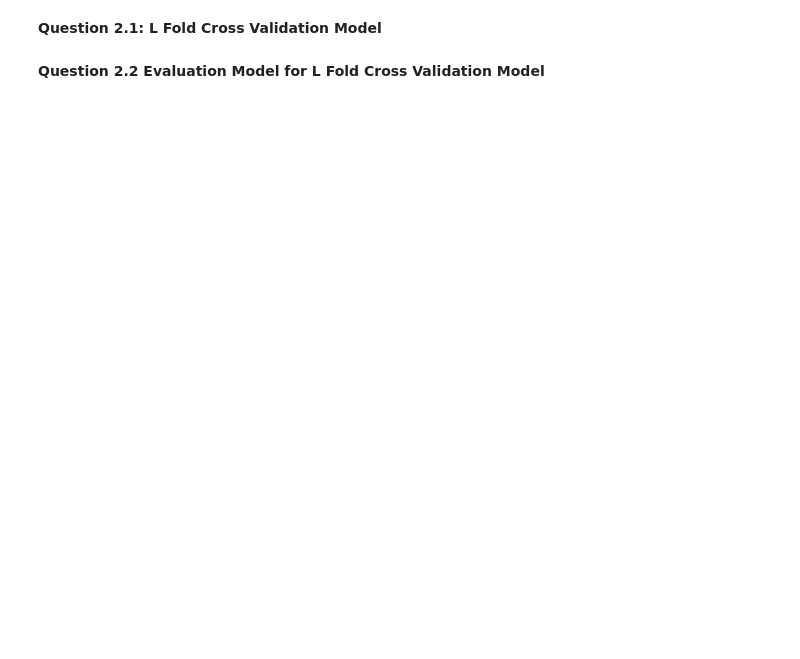
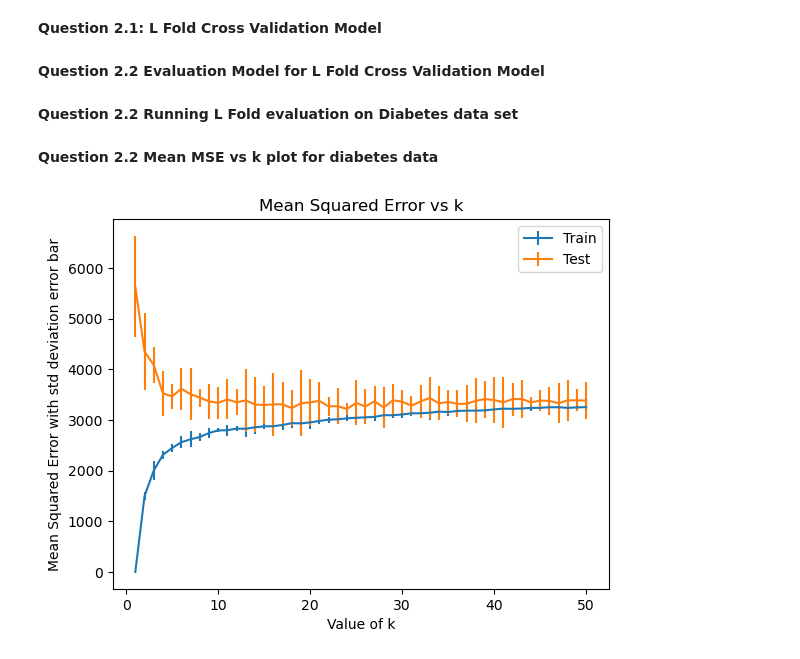
Before and after one commit to DarrenYee/Master-of-Artificial-Intelligence-Y2S1, a Jupyter notebook: FIT5201_N/FIT5201 Assignment 1/FIT5201 Assignment 1 Task 1 KNN Regressor.ipynb, the cells around one changed output. Drawn from its saved outputs; the diff is of its cells as text; code cells hidden in the pictures; blank space fills up the shorter version.

```diff
--- a/FIT5201_N/FIT5201 Assignment 1/FIT5201 Assignment 1 Task 1 KNN Regressor.ipynb
+++ b/FIT5201_N/FIT5201 Assignment 1/FIT5201 Assignment 1 Task 1 KNN Regressor.ipynb
@@ -218,0 +261,2 @@ def evaluation_l_fold(max_k, cv,data,target):
+# %% [markdown]
+**Question 2.2 Running L Fold evaluation on Diabetes data set**
@@ -218,0 +266,6 @@ def evaluation_l_fold(max_k, cv,data,target):
+# %% [markdown]
+**Question 2.2 Mean MSE vs k plot for diabetes data**
+# %%
+l_fold_plot (max_k, 1, test_mean_diabetes, test_std_diabetes , test_con_diabetes, train_mean_diabetes, train_std_diabetes, train_con_diabetes)
+# %% [output]
+[figure, added]
```
Also changed, not shown: parts of 45 cells of this notebook.
